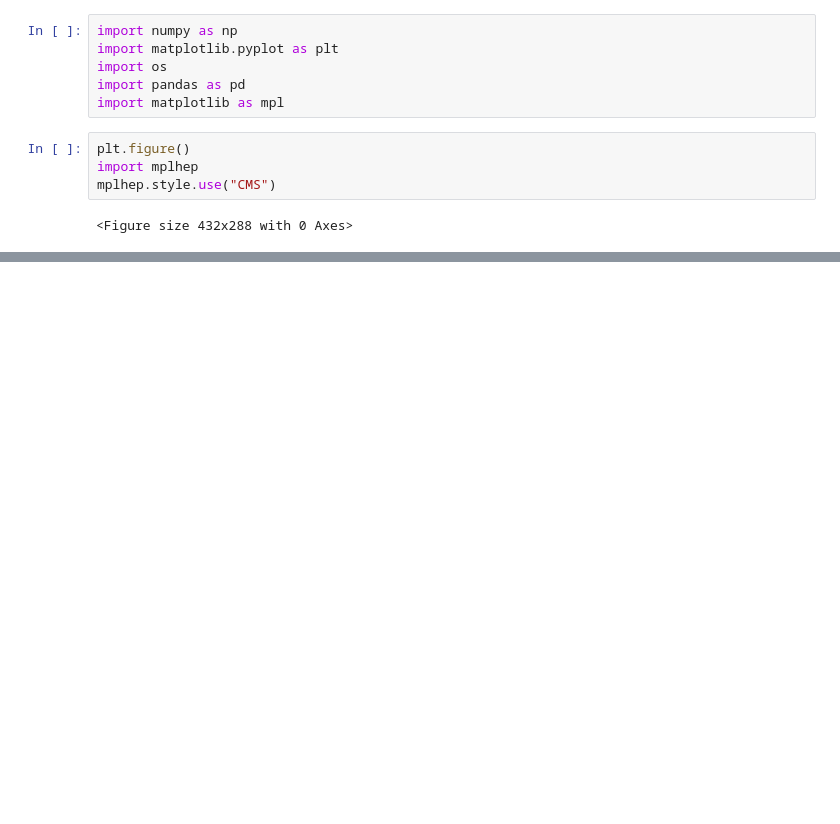
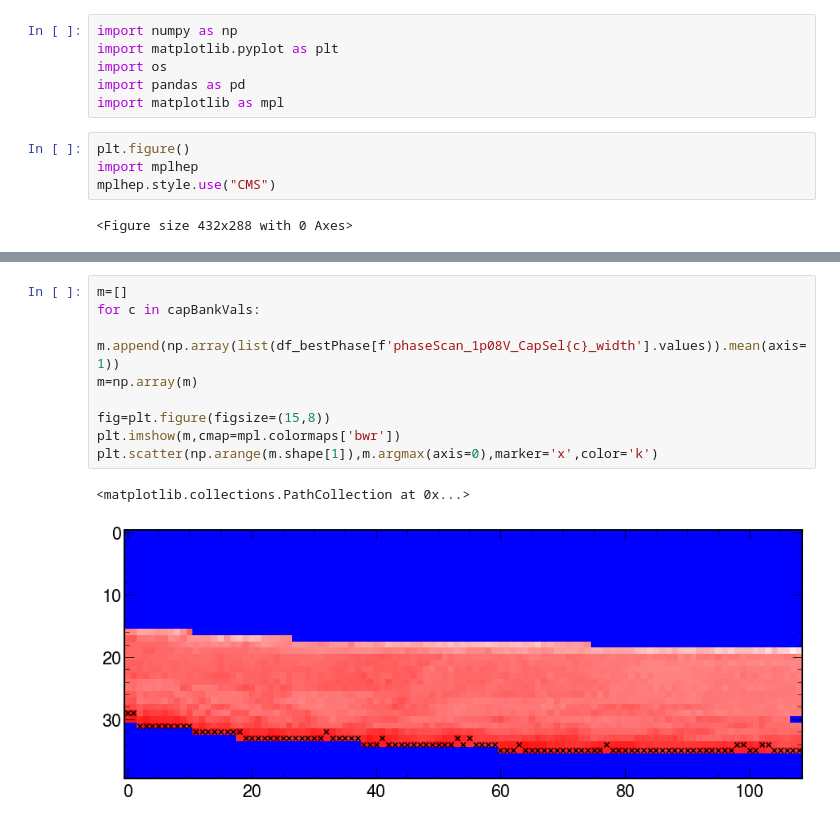
Before and after one commit to dnoonan08/ObelixTID_Sep2022, a Jupyter notebook: PlotETXPhaseScans.ipynb, the cells around one changed output, grey strips where cells are left out. Saved outputs shown, nothing was run; the diff lists cells and outputs as text; blank space fills up the shorter version.

```diff
--- a/PlotETXPhaseScans.ipynb
+++ b/PlotETXPhaseScans.ipynb
@@ -39 +102,13 @@ plt.colorbar(fraction=0.04, pad=.025);
+# %%
+m=[]
+for c in capBankVals:
+    m.append(np.array(list(df_bestPhase[f'phaseScan_1p08V_CapSel{c}_width'].values)).mean(axis=1))
+m=np.array(m)
+
+fig=plt.figure(figsize=(15,8))
+plt.imshow(m,cmap=mpl.colormaps['bwr'])
+plt.scatter(np.arange(m.shape[1]),m.argmax(axis=0),marker='x',color='k')
+# %% [output]
+<matplotlib.collections.PathCollection at 0x...>
+[figure, added]
 # %%
```
Also changed, not shown: parts of 14 cells of this notebook, 3 other files.
